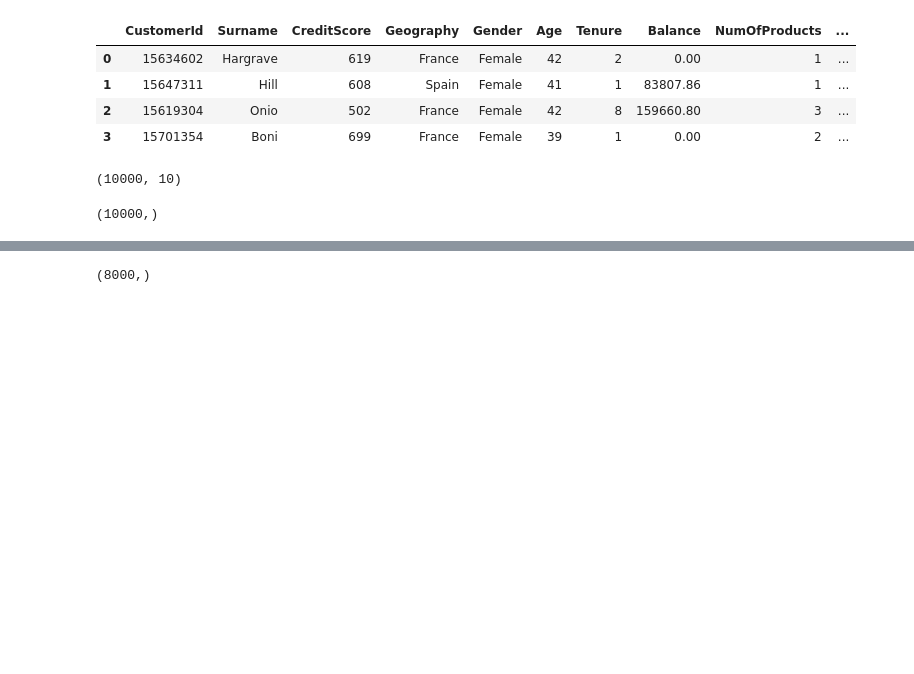
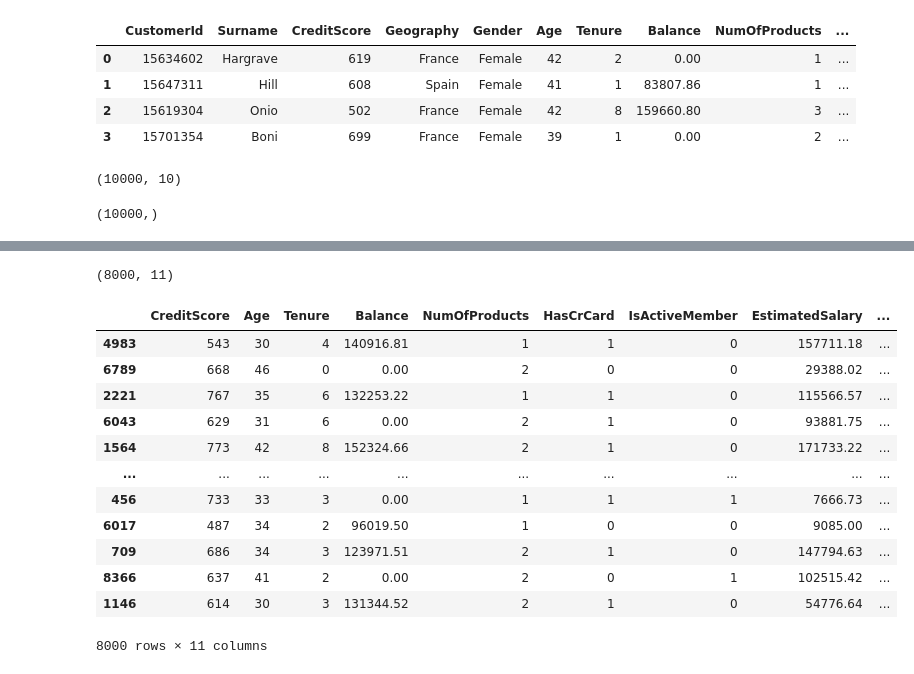
Before and after one commit to atharva723/python_practice, a Jupyter notebook: AIml/Machine Learning/MLday3(classification).ipynb, the cells around one changed output, grey strips where cells are left out. Saved outputs shown, nothing was run; the diff lists cells and outputs as text; code cells hidden in the pictures; blank space fills up the shorter version.

```diff
--- a/AIml/Machine Learning/MLday3(classification).ipynb
+++ b/AIml/Machine Learning/MLday3(classification).ipynb
@@ -60,6 +52,2 @@ x_train.shape
-# %%
-y_train.shape
-# %% [output]
-(8000,)
 # %%
 #handling categorical variables
@@ -65,0 +59,20 @@ y_train.shape
+# %%
+x_train.shape
+# %% [output]
+(8000, 11)
+# %%
+x_train
+# %% [output]
+|  | CreditScore | Age | Tenure | Balance | NumOfProducts | HasCrCard | IsActiveMember | EstimatedSalary | ... |
+| 4983 | 543 | 30 | 4 | 140916.81 | 1 | 1 | 0 | 157711.18 | ... |
+| 6789 | 668 | 46 | 0 | 0.00 | 2 | 0 | 0 | 29388.02 | ... |
+| 2221 | 767 | 35 | 6 | 132253.22 | 1 | 1 | 0 | 115566.57 | ... |
+| 6043 | 629 | 31 | 6 | 0.00 | 2 | 1 | 0 | 93881.75 | ... |
+| 1564 | 773 | 42 | 8 | 152324.66 | 2 | 1 | 0 | 171733.22 | ... |
+| ... | ... | ... | ... | ... | ... | ... | ... | ... | ... |
+| 456 | 733 | 33 | 3 | 0.00 | 1 | 1 | 1 | 7666.73 | ... |
+| 6017 | 487 | 34 | 2 | 96019.50 | 1 | 0 | 0 | 9085.00 | ... |
+| 709 | 686 | 34 | 3 | 123971.51 | 2 | 1 | 0 | 147794.63 | ... |
+| 8366 | 637 | 41 | 2 | 0.00 | 2 | 0 | 1 | 102515.42 | ... |
+| 1146 | 614 | 30 | 3 | 131344.52 | 2 | 1 | 0 | 54776.64 | ... |
+8000 rows × 11 columns
```
Also changed, not shown: parts of 42 cells of this notebook.
